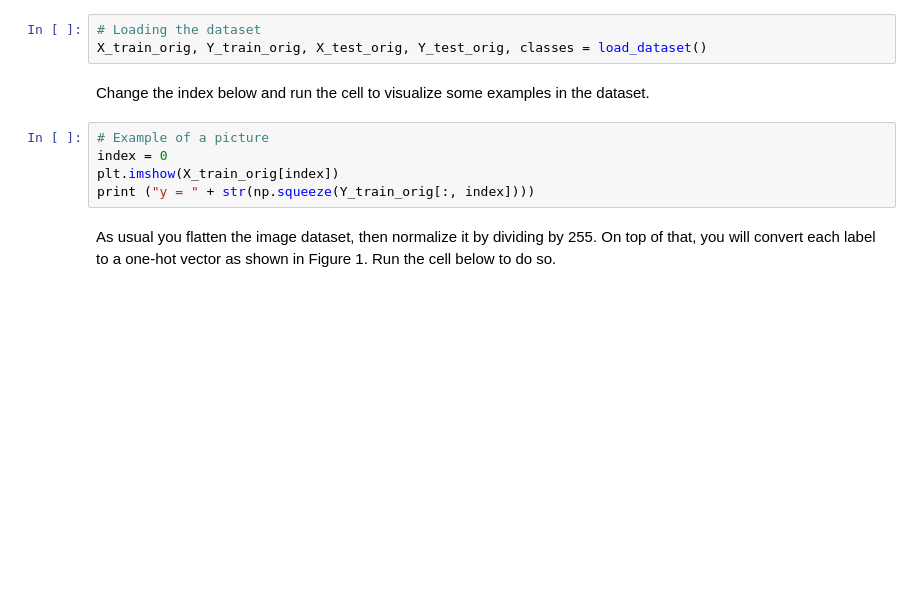
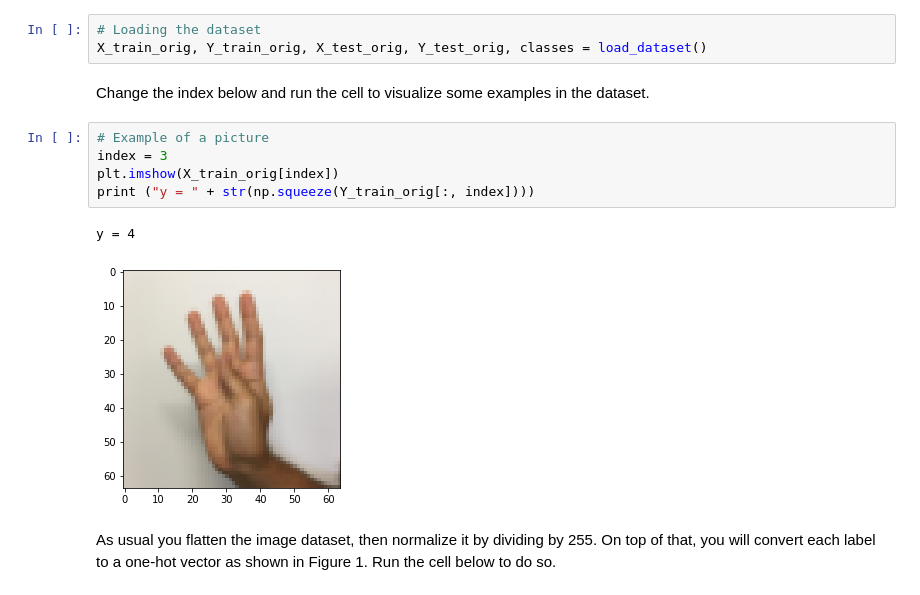
Before and after one commit to tanle8/CourseraDeepLearning, a Jupyter notebook: 2-ImprvDNNs/2-ImprvDNNs-w3/4-Tensorflow+Tutorial.ipynb, the cells around one changed output. Drawn from its saved outputs; the diff is of its cells as text; blank space fills up the shorter version.

```diff
--- a/2-ImprvDNNs/2-ImprvDNNs-w3/4-Tensorflow+Tutorial.ipynb
+++ b/2-ImprvDNNs/2-ImprvDNNs-w3/4-Tensorflow+Tutorial.ipynb
@@ -497,9 +499,12 @@ X_train_orig, Y_train_orig, X_test_orig, Y_test_orig, classes = load_dataset()
 Change the index below and run the cell to visualize some examples in the dataset.
 # %%
 # Example of a picture
-index = 0
+index = 3
 plt.imshow(X_train_orig[index])
 print ("y = " + str(np.squeeze(Y_train_orig[:, index])))
+# %% [output]
+y = 4
+[figure, added]
 # %% [markdown]
 As usual you flatten the image dataset, then normalize it by dividing by 255. On top of that, you will convert each label to a one-hot vector as shown in Figure 1. Run the cell below to do so.
 # %%
```
Also changed, not shown: parts of 22 cells of this notebook, 8 other files.
